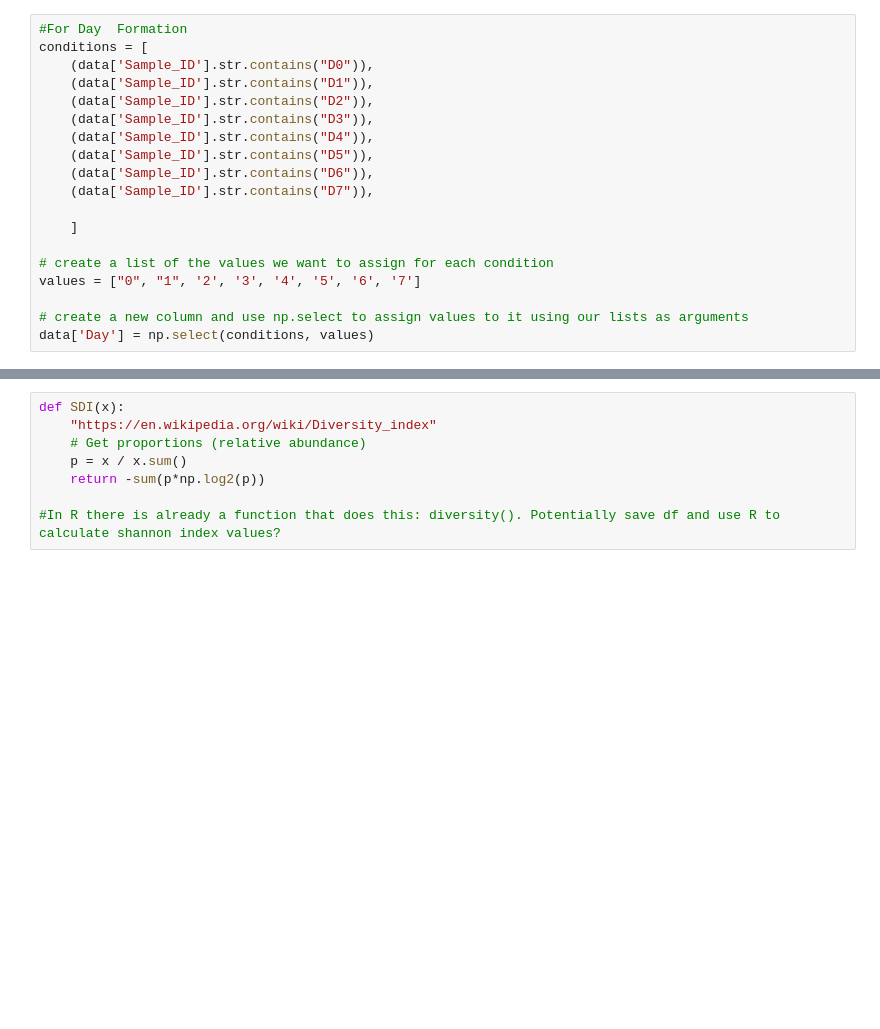
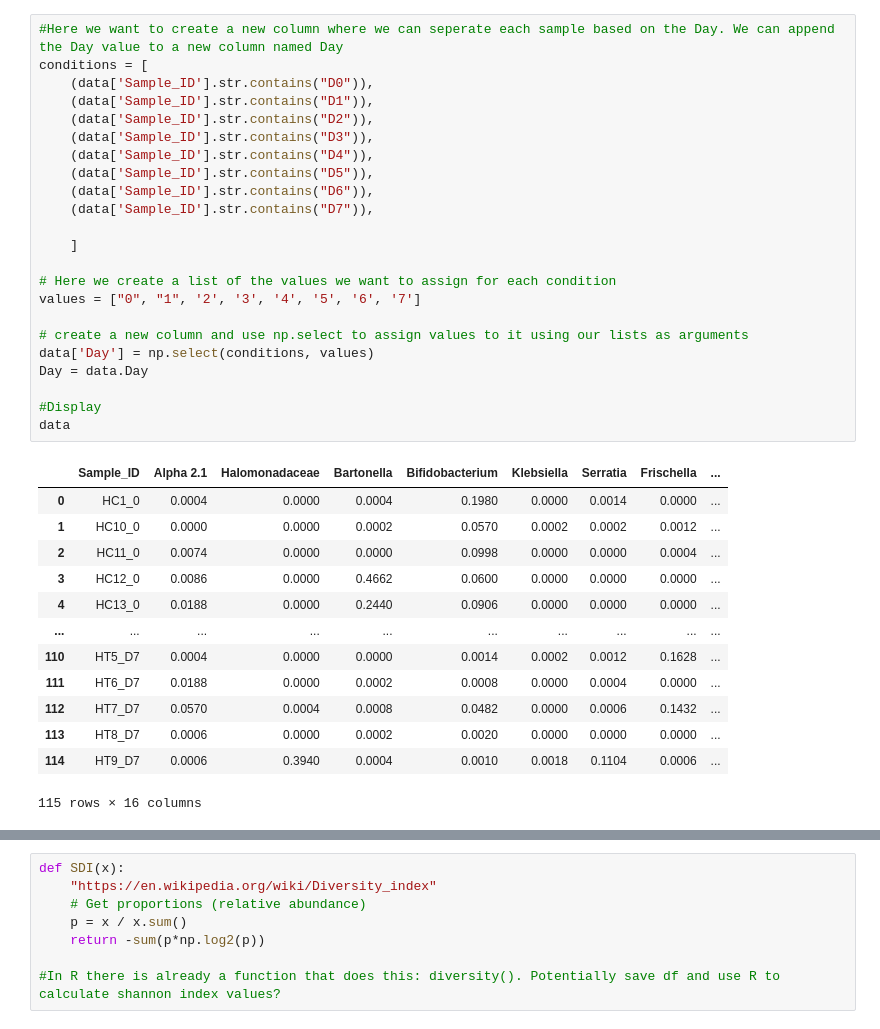
Before and after one commit to sveerisetti10/BF_550_Python_Project, a Jupyter notebook: Shannon_Index.ipynb, the cells around one changed output, grey strips where cells are left out. Cells and saved outputs as stored; diff of their text form; blank space fills up the shorter version.

```diff
--- a/Shannon_Index.ipynb
+++ b/Shannon_Index.ipynb
@@ -28,20 +28,38 @@ data
 # %%
-#For Day  Formation
+#Here we want to create a new column where we can seperate each sample based on the Day. We can append the Day value to a new column named Day
 conditions = [
     (data['Sample_ID'].str.contains("D0")),
     (data['Sample_ID'].str.contains("D1")),
     (data['Sample_ID'].str.contains("D2")),
     (data['Sample_ID'].str.contains("D3")),
     (data['Sample_ID'].str.contains("D4")),
     (data['Sample_ID'].str.contains("D5")),
     (data['Sample_ID'].str.contains("D6")),
     (data['Sample_ID'].str.contains("D7")),
 
     ]
 
-# create a list of the values we want to assign for each condition
+# Here we create a list of the values we want to assign for each condition
 values = ["0", "1", '2', '3', '4', '5', '6', '7']
 
 # create a new column and use np.select to assign values to it using our lists as arguments
 data['Day'] = np.select(conditions, values)
+Day = data.Day
+
+#Display
+data
+# %% [output]
+|  | Sample_ID | Alpha 2.1 | Halomonadaceae | Bartonella | Bifidobacterium | Klebsiella | Serratia | Frischella | ... |
+| 0 | HC1_0 | 0.0004 | 0.0000 | 0.0004 | 0.1980 | 0.0000 | 0.0014 | 0.0000 | ... |
+| 1 | HC10_0 | 0.0000 | 0.0000 | 0.0002 | 0.0570 | 0.0002 | 0.0002 | 0.0012 | ... |
+| 2 | HC11_0 | 0.0074 | 0.0000 | 0.0000 | 0.0998 | 0.0000 | 0.0000 | 0.0004 | ... |
+| 3 | HC12_0 | 0.0086 | 0.0000 | 0.4662 | 0.0600 | 0.0000 | 0.0000 | 0.0000 | ... |
+| 4 | HC13_0 | 0.0188 | 0.0000 | 0.2440 | 0.0906 | 0.0000 | 0.0000 | 0.0000 | ... |
+| ... | ... | ... | ... | ... | ... | ... | ... | ... | ... |
+| 110 | HT5_D7 | 0.0004 | 0.0000 | 0.0000 | 0.0014 | 0.0002 | 0.0012 | 0.1628 | ... |
+| 111 | HT6_D7 | 0.0188 | 0.0000 | 0.0002 | 0.0008 | 0.0000 | 0.0004 | 0.0000 | ... |
+| 112 | HT7_D7 | 0.0570 | 0.0004 | 0.0008 | 0.0482 | 0.0000 | 0.0006 | 0.1432 | ... |
+| 113 | HT8_D7 | 0.0006 | 0.0000 | 0.0002 | 0.0020 | 0.0000 | 0.0000 | 0.0000 | ... |
+| 114 | HT9_D7 | 0.0006 | 0.3940 | 0.0004 | 0.0010 | 0.0018 | 0.1104 | 0.0006 | ... |
+115 rows × 16 columns
 # %%
```
Also changed, not shown: parts of 15 cells of this notebook.
